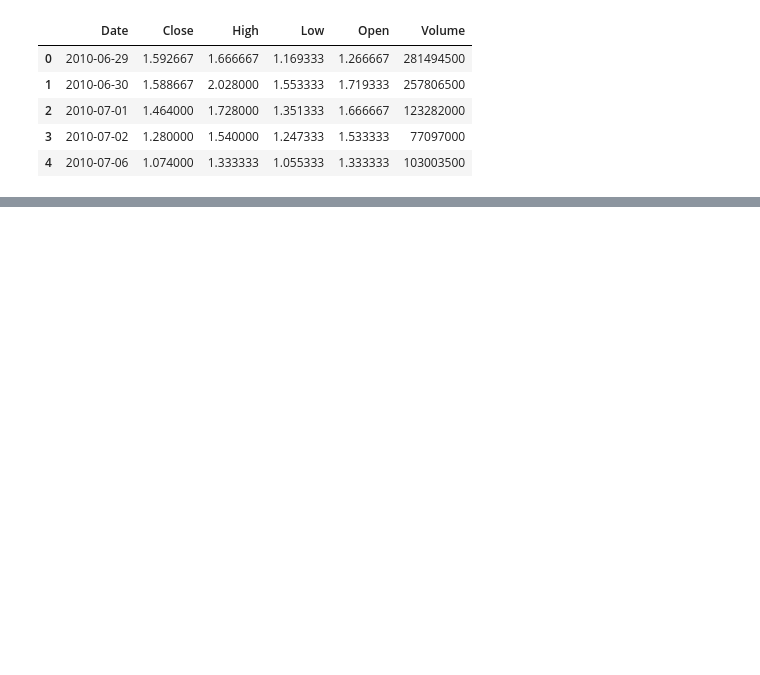
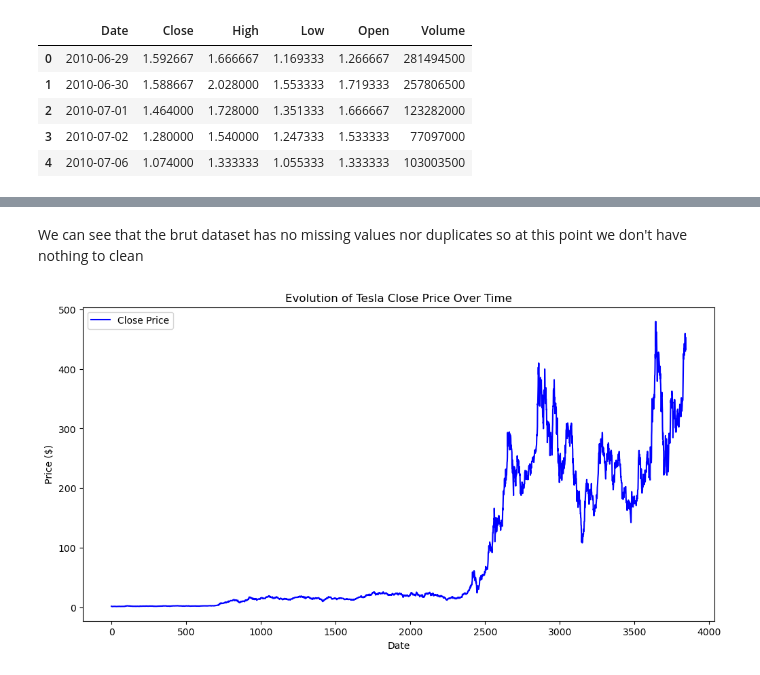
Before and after one commit to Thomasjiin/ML_Project, a Jupyter notebook: Tesla_stock_trend_prediction.ipynb, the cells around one changed output, grey strips where cells are left out. Cells and saved outputs as stored; diff of their text form; code cells hidden in the pictures; blank space fills up the shorter version.

```diff
--- a/Tesla_stock_trend_prediction.ipynb
+++ b/Tesla_stock_trend_prediction.ipynb
@@ -75,15 +27,0 @@ dtype: int64
-# %%
-# Rendement journalier
-data["Return_1d"] = data["Close"].pct_change()
-# Moyennes mobiles
-data["MA10"] = data["Close"].rolling(10).mean()
-data["MA50"] = data["Close"].rolling(50).mean()
-data["MA200"] = data["Close"].rolling(200).mean()
-# Volatilité glissante
-data["Volatility_20d"] = data["Return_1d"].rolling(20).std()
-# RSI
-data["RSI_14"] = ta.momentum.rsi(data["Close"], window=14)
-# MACD + signal
-macd = ta.trend.MACD(data["Close"])
-data["MACD"] = macd.macd()
-data["Signal"] = macd.macd_signal()
@@ -120,0 +98,12 @@ plt.show()
+# %% [markdown]
+We can see that the brut dataset has no missing values nor duplicates so at this point we don't have nothing to clean
+# %%
+plt.figure(figsize=(12,6))
+plt.plot(data["Close"], label="Close Price", color="blue")
+plt.title("Evolution of Tesla Close Price Over Time")
+plt.xlabel("Date")
+plt.ylabel("Price ($)")
+plt.legend()
+plt.show()
+# %% [output]
+[figure, added]
```
Also changed, not shown: parts of 56 cells of this notebook.
